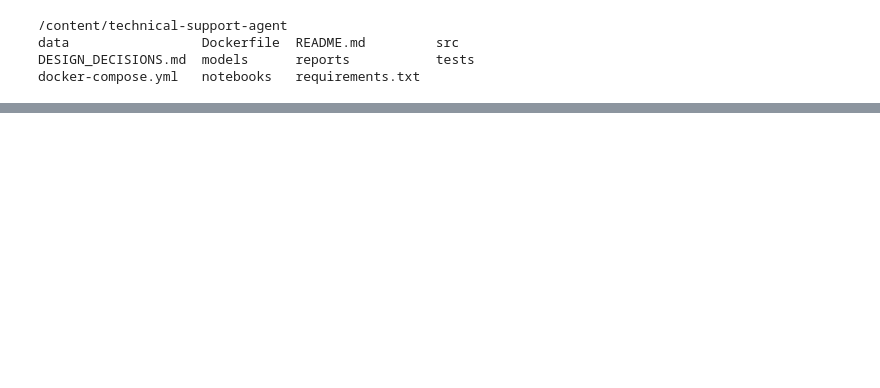
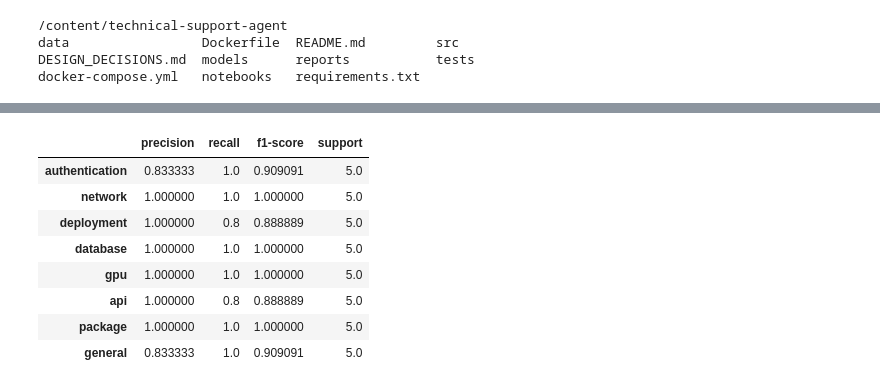
Before and after one commit to JoudAlrubaish/technical-support-agent, a Jupyter notebook: notebooks/01_model_a_intent_classifier.ipynb, the cells around one changed output, grey strips where cells are left out. Cells and saved outputs as stored; diff of their text form; code cells hidden in the pictures; blank space fills up the shorter version.

```diff
--- a/notebooks/01_model_a_intent_classifier.ipynb
+++ b/notebooks/01_model_a_intent_classifier.ipynb
@@ -40,0 +1066,7 @@ docker-compose.yml   notebooks   requirements.txt
+# %%
+#apply dynamic padding using DataCollatorWithPadding
+from transformers import DataCollatorWithPadding
+
+# dynamically pad each batch to the longest sequence in that batch
+
+data_collator = DataCollatorWithPadding(tokenizer=tokenizer_a)
@@ -40,0 +1260,16 @@ docker-compose.yml   notebooks   requirements.txt
+# %%
+# generate predictions for the held-out test dataset
+
+test_prediction_output = trainer_a_exp2.predict(
+    test_tokenized
+)
+
+test_logits = test_prediction_output.predictions
+test_true_labels = test_prediction_output.label_ids
+
+test_pred_labels = np.argmax(
+    test_logits,
+    axis=-1
+)
+
+print("Number of test predictions:", len(test_pred_labels))
@@ -40,0 +1308,31 @@ docker-compose.yml   notebooks   requirements.txt
+# %%
+# store the classification report as a dictionary for later quality-gate evaluation
+
+report_dict = classification_report(
+    test_true_labels,
+    test_pred_labels,
+    target_names=LABELS,
+    output_dict=True,
+    zero_division=0
+)
+
+per_class_results = pd.DataFrame(
+    report_dict
+).transpose()
+
+per_class_results.loc[LABELS, [
+    "precision",
+    "recall",
+    "f1-score",
+    "support"
+]]
+# %% [output]
+|  | precision | recall | f1-score | support |
+| authentication | 0.833333 | 1.0 | 0.909091 | 5.0 |
+| network | 1.000000 | 1.0 | 1.000000 | 5.0 |
+| deployment | 1.000000 | 0.8 | 0.888889 | 5.0 |
+| database | 1.000000 | 1.0 | 1.000000 | 5.0 |
+| gpu | 1.000000 | 1.0 | 1.000000 | 5.0 |
+| api | 1.000000 | 0.8 | 0.888889 | 5.0 |
+| package | 1.000000 | 1.0 | 1.000000 | 5.0 |
+| general | 0.833333 | 1.0 | 0.909091 | 5.0 |
```
Also changed, not shown: parts of 111 cells of this notebook.
